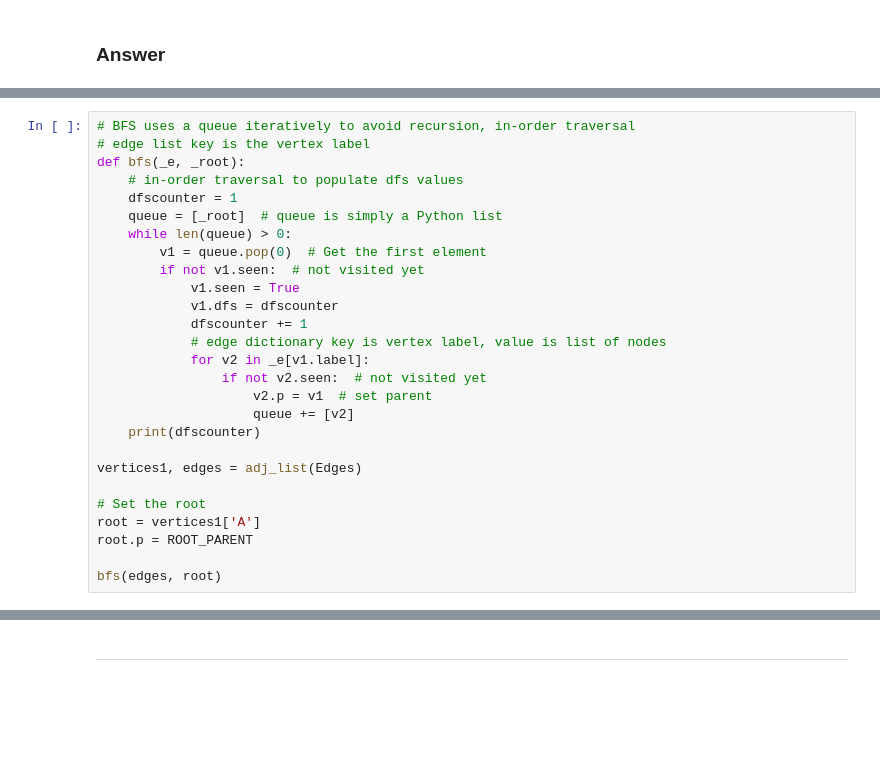
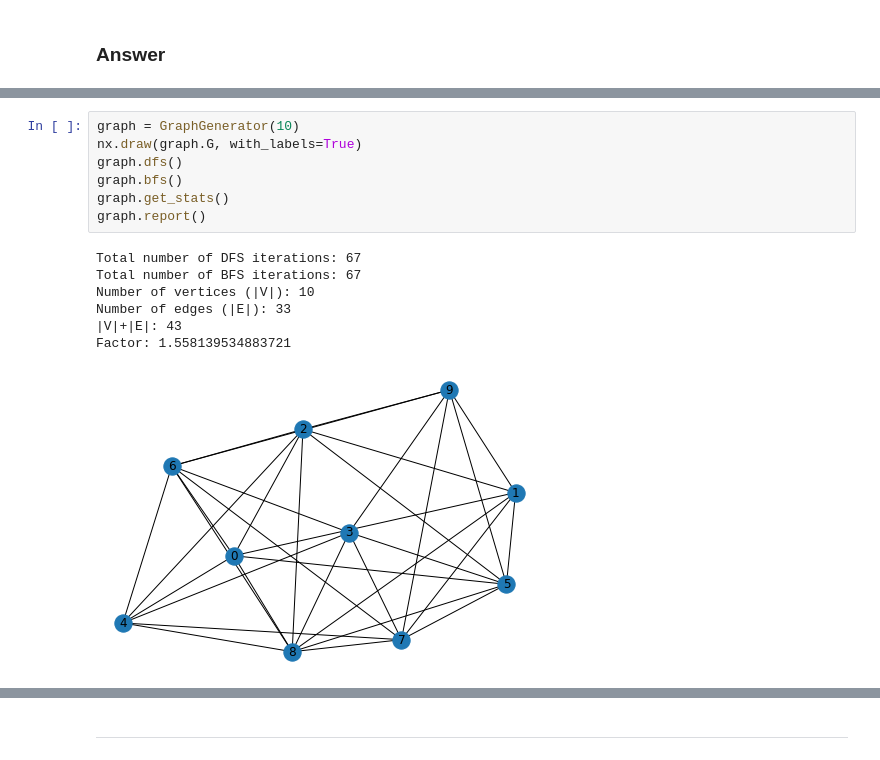
Before and after one commit to ribbas/grad_courses, a Jupyter notebook: 601.621_foundations_of_algorithms/assn/06/06.ipynb, the cells around one changed output, grey strips where cells are left out. Cells and saved outputs as stored; diff of their text form; blank space fills up the shorter version.

```diff
--- a/601.621_foundations_of_algorithms/assn/06/06.ipynb
+++ b/601.621_foundations_of_algorithms/assn/06/06.ipynb
@@ -208,27 +125,0 @@ dfs_stack(edges1, root)
-# %%
-# BFS uses a queue iteratively to avoid recursion, in-order traversal
-# edge list key is the vertex label
-def bfs(_e, _root):
-    # in-order traversal to populate dfs values
-    dfscounter = 1
-    queue = [_root]  # queue is simply a Python list
-    while len(queue) > 0:
-        v1 = queue.pop(0)  # Get the first element
-        if not v1.seen:  # not visited yet
-            v1.seen = True
-            v1.dfs = dfscounter
-            dfscounter += 1
-            # edge dictionary key is vertex label, value is list of nodes
-            for v2 in _e[v1.label]:
-                if not v2.seen:  # not visited yet
-                    v2.p = v1  # set parent
-                    queue += [v2]
-    print(dfscounter)
-
-vertices1, edges = adj_list(Edges)
-
-# Set the root
-root = vertices1['A']
-root.p = ROOT_PARENT
-
-bfs(edges, root)
@@ -236,0 +206,15 @@ bfs(edges, root)
+# %%
+graph = GraphGenerator(10)
+nx.draw(graph.G, with_labels=True)
+graph.dfs()
+graph.bfs()
+graph.get_stats()
+graph.report()
+# %% [output]
+Total number of DFS iterations: 67
+Total number of BFS iterations: 67
+Number of vertices (|V|): 10
+Number of edges (|E|): 33
+|V|+|E|: 43
+Factor: 1.558139534883721
+[figure, added]
```
Also changed, not shown: parts of 10 cells of this notebook, 1 other file.
